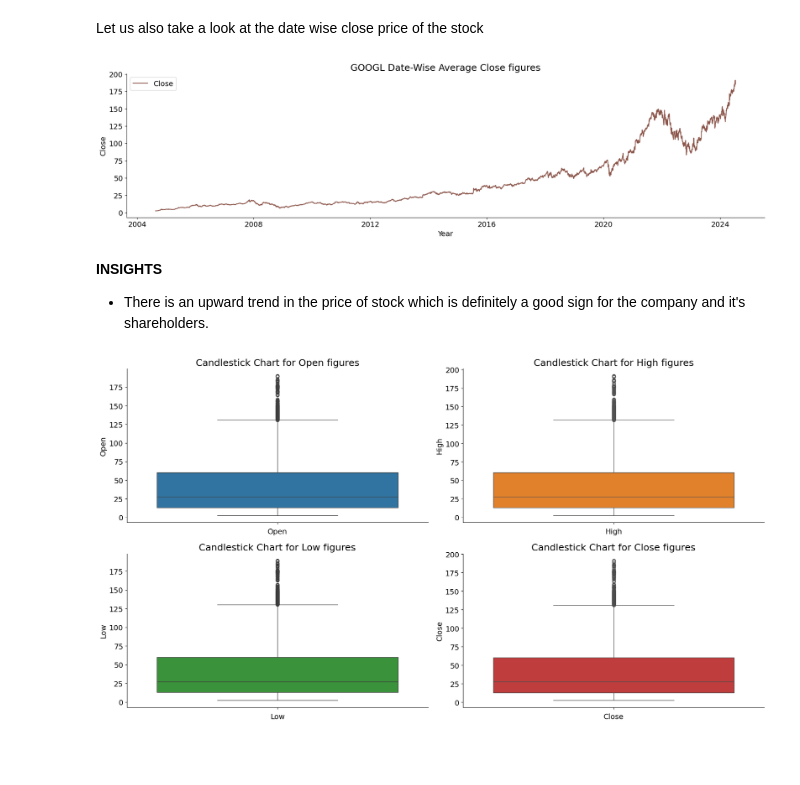
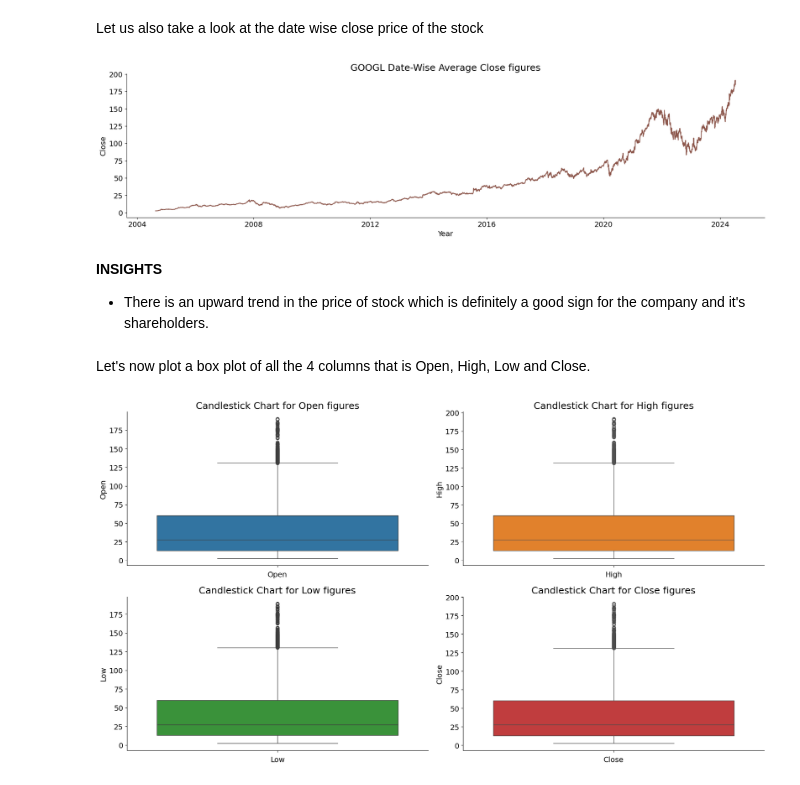
Before and after one commit to dakshbhatnagar/projects, a Jupyter notebook: arima/arima.ipynb, the cells around one changed output. Drawn from its saved outputs; the diff is of its cells as text; code cells hidden in the pictures; blank space fills up the shorter version.

```diff
--- a/arima/arima.ipynb
+++ b/arima/arima.ipynb
@@ -154,21 +154,22 @@ Let us also take a look at the date wise close price of the stock
 # %%
 plt.plot(df.groupby(df['Date'], sort=False).mean().Close, color= next(colors)["color"])
 plt.gca().spines['top'].set_visible(False)
 plt.gca().spines['right'].set_visible(False)
 #Rotate the x-tick labels by 45 degrees
 plt.xticks(rotation=0)
 #Set the title, x-axis label, y-axis label, and legend
 plt.title(f"{symbol} Date-Wise Average Close figures", fontsize=18)
 plt.xlabel('Year')
 plt.ylabel('Close')
-plt.legend(['Close'])
 plt.show()
 # %% [output]
-[figure, old version]
+[figure, new version]
 # %% [markdown]
 **INSIGHTS**
 
 - There is an upward trend in the price of stock which is definitely a good sign for the company and it's shareholders.
+# %% [markdown]
+Let's now plot a box plot of all the 4 columns that is Open, High, Low and Close.
 # %%
 # This code plots boxplots of various columns in a dataframe, data_hist.
 
```
Also changed, not shown: parts of 31 cells of this notebook.
